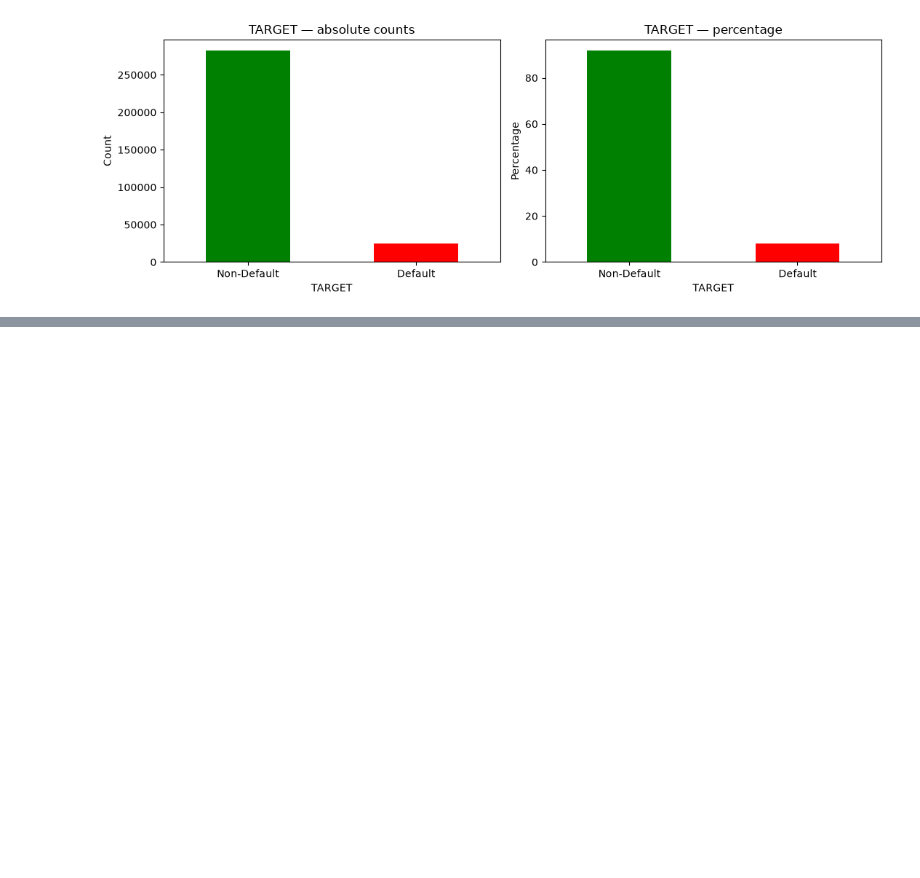
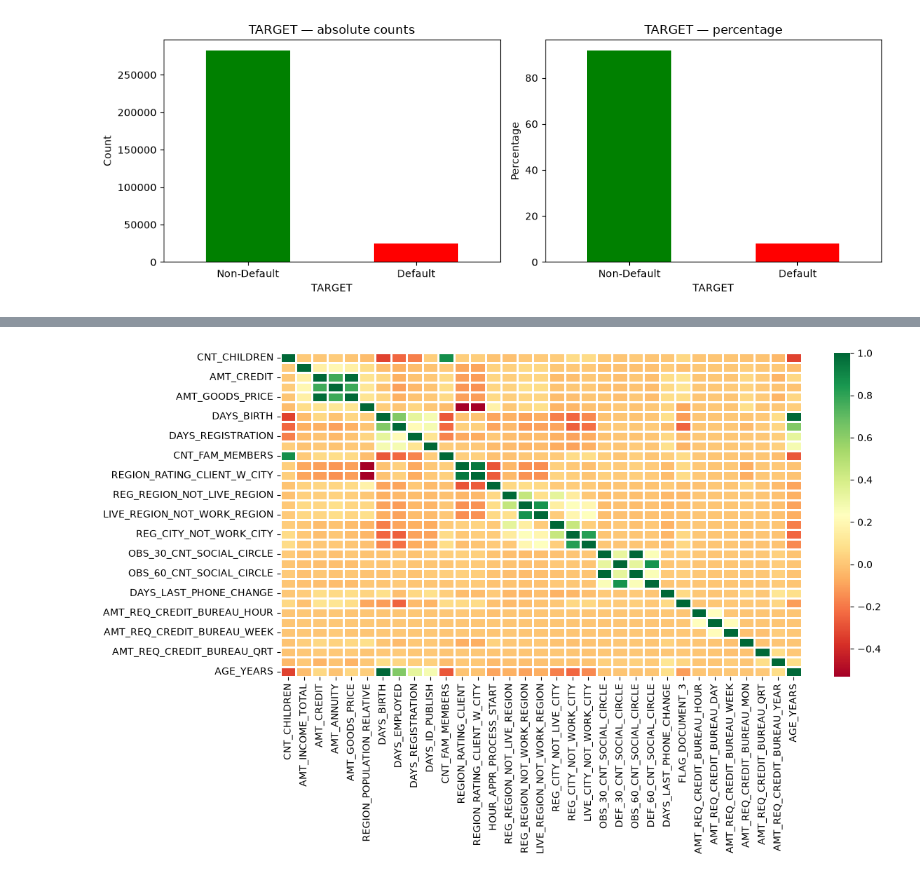
Before and after one commit to rakesh-kumar07/LogicMojo-AI-ML-June26-rakesh, a Jupyter notebook: EDA_Bank_Case_Study/Bank_loan_Assignment.ipynb, the cells around one changed output, grey strips where cells are left out. Drawn from its saved outputs; the diff is of its cells as text; code cells hidden in the pictures; blank space fills up the shorter version.

```diff
--- a/EDA_Bank_Case_Study/Bank_loan_Assignment.ipynb
+++ b/EDA_Bank_Case_Study/Bank_loan_Assignment.ipynb
@@ -1481,0 +1522,8 @@ for col in categorical_vars_of_interest:
+# %%
+app_numerical_cols.head()
+
+Repayer_df = app_numerical_cols.loc[app_numerical_cols['TARGET']==0] # Repayers
+Repayer_df = app_numerical_cols.drop(columns=['SK_ID_CURR', 'TARGET'])
+
+Defaulter_df = app_numerical_cols.loc[app_numerical_cols['TARGET']==1] # Defaulters
+Defaulter_df = app_numerical_cols.drop(columns=['SK_ID_CURR', 'TARGET'])
@@ -1481,0 +1562,5 @@ for col in categorical_vars_of_interest:
+# %%
+fig = plt.figure(figsize=(12,6))
+ax = sns.heatmap(Repayer_df.corr(), cmap="RdYlGn",annot=False,linewidth =1)
+# %% [output]
+[figure, added]
```
Also changed, not shown: parts of 28 cells of this notebook.
